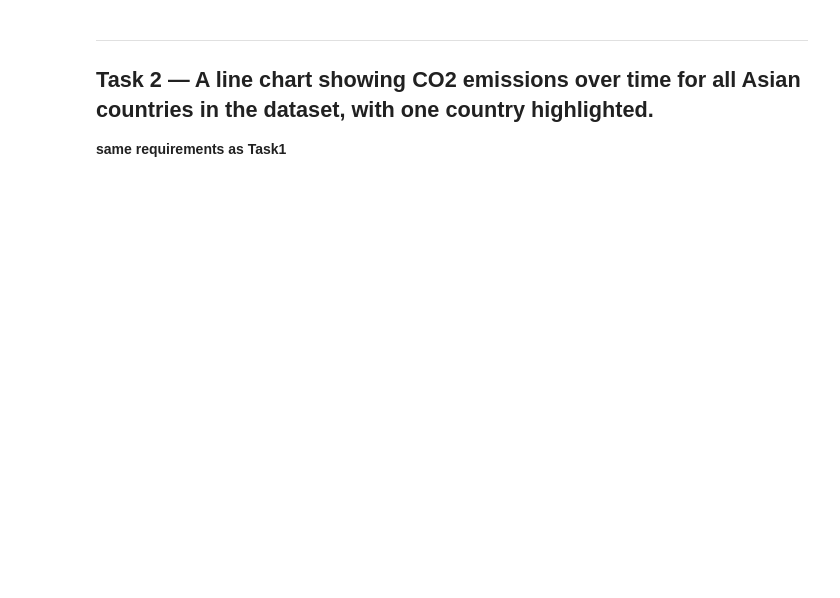
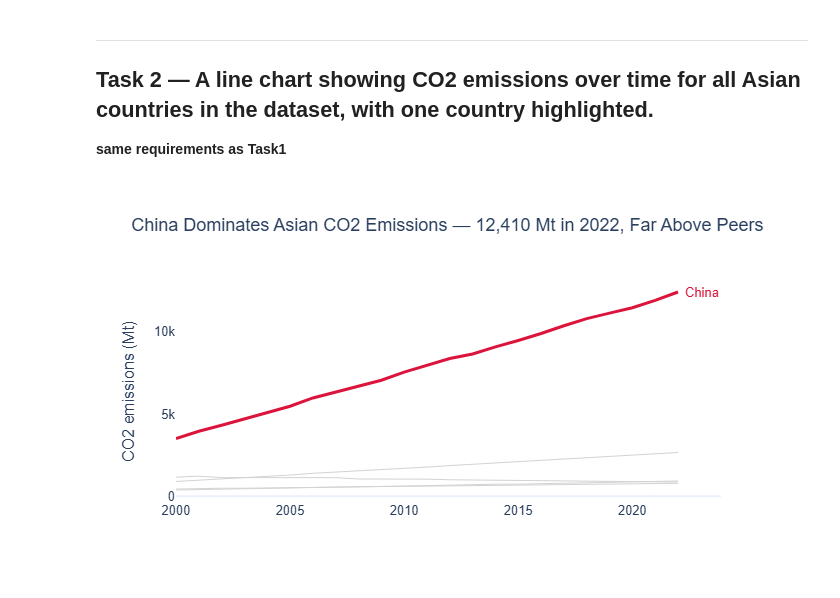
Before and after one commit to raj17-dev/dataviz-exercises-raj-ravindra-singh, a Jupyter notebook: week03/lecture03_exercise.ipynb, the cells around one changed output. Drawn from its saved outputs; the diff is of its cells as text; code cells hidden in the pictures; blank space fills up the shorter version.

```diff
--- a/week03/lecture03_exercise.ipynb
+++ b/week03/lecture03_exercise.ipynb
@@ -67,5 +101,49 @@ Name: CO2_Mt, dtype: float64
 
 **same requirements as Task1**
 # %%
-# Task — Multi-series line with highlight
+# Task 2
 # YOUR CODE HERE
+
+# Task 2: CO2 emissions for Asian countries, with China highlighted
+
+asia = df[df['Region'] == 'Asia']
+highlight = 'China'
+
+# Draw every Asian country in light grey first
+fig = px.line(
+    asia, x='Year', y='CO2_Mt',
+    line_group='Country',
+    color=asia['Country'].where(asia['Country'] == highlight, 'Other'),
+    color_discrete_map={highlight: 'crimson', 'Other': 'lightgrey'},
+    category_orders={'color': ['Other', highlight]},
+    hover_name='Country',
+    labels={'CO2_Mt': 'CO2 emissions (Mt)'},
+    title="China Dominates Asian CO2 Emissions — 12,410 Mt in 2022, Far Above Peers",
+    template='plotly_white',
+    height=400
+)
+
+# Add China as the coloured line
+china = asia[asia['Country'] == highlight]
+
+fig.update_traces(line_width=1)
+fig.update_traces(line_width=3, selector={'name': highlight})
+fig.update_traces(hovertemplate='<b>%{hovertext}</b><br>Year=%{x}<br>CO2 emissions (Mt)=%{y:,.0f}<extra></extra>')
+
+# Label China at the end of its line
+last = asia[(asia['Country'] == highlight) & (asia['Year'] == asia['Year'].max())].iloc[0]
+fig.add_annotation(
+    x=last['Year'], y=last['CO2_Mt'], text=highlight,
+    showarrow=False, xanchor='left', xshift=5, font=dict(color='crimson')
+)
+
+fig.update_layout(
+    showlegend=False,
+    yaxis=dict(showgrid=False),
+    xaxis=dict(showgrid=False, title=''),
+    font=dict(family='Arial', size=13)
+)
+
+fig.show()
+# %% [output]
+[figure, added]
```
Also changed, not shown: parts of 1 cell of this notebook.
